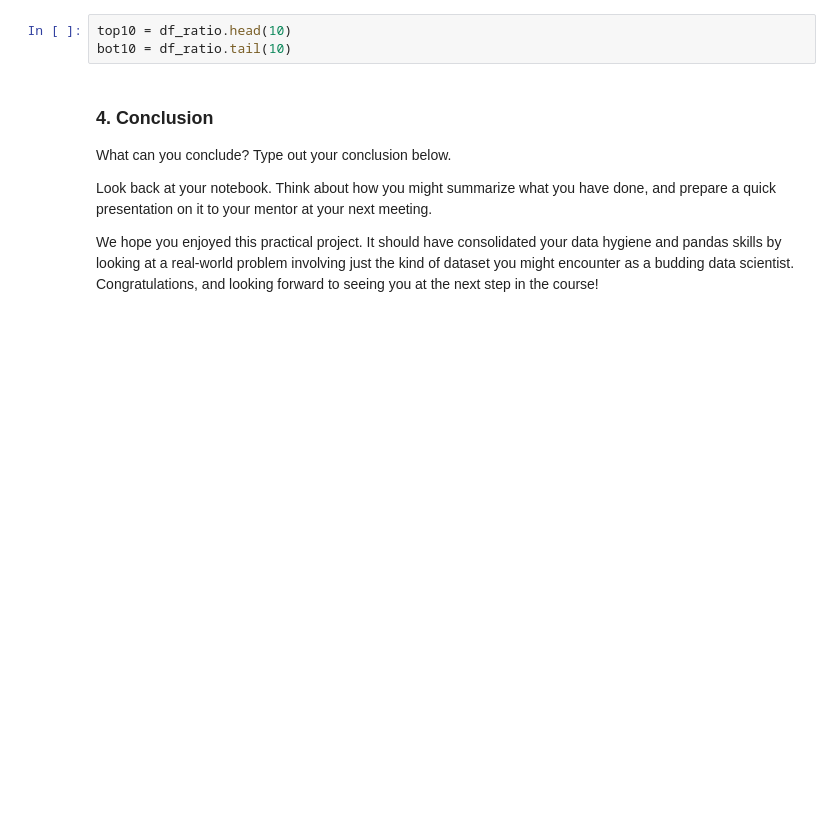
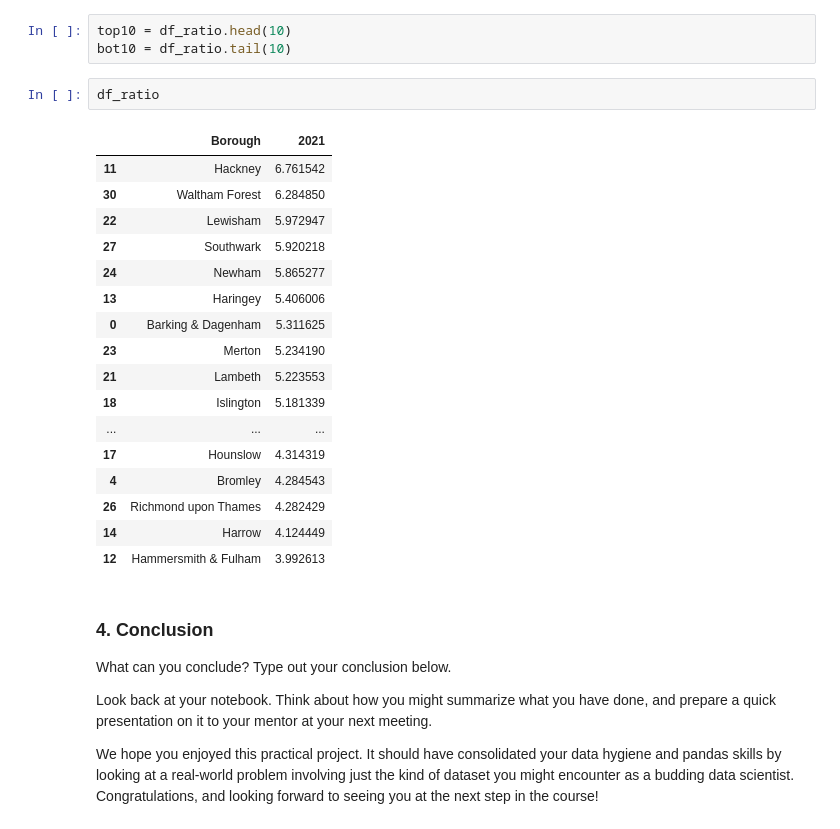
Before and after one commit to cebrahimi/SpringBoard, a Jupyter notebook: Unit 4/Tier 3/Unit 4 Challenge - Tier 3.ipynb, the cells around one changed output. Saved outputs shown, nothing was run; the diff lists cells and outputs as text; blank space fills up the shorter version.

```diff
--- a/Unit 4/Tier 3/Unit 4 Challenge - Tier 3.ipynb
+++ b/Unit 4/Tier 3/Unit 4 Challenge - Tier 3.ipynb
@@ -372,6 +372,26 @@ df_ratio = df_ratio.sort_values('2021', ascending = False)
 # %%
 top10 = df_ratio.head(10)
 bot10 = df_ratio.tail(10)
+# %%
+df_ratio
+# %% [output]
+|  | Borough | 2021 |
+| 11 | Hackney | 6.761542 |
+| 30 | Waltham Forest | 6.284850 |
+| 22 | Lewisham | 5.972947 |
+| 27 | Southwark | 5.920218 |
+| 24 | Newham | 5.865277 |
+| 13 | Haringey | 5.406006 |
+| 0 | Barking & Dagenham | 5.311625 |
+| 23 | Merton | 5.234190 |
+| 21 | Lambeth | 5.223553 |
+| 18 | Islington | 5.181339 |
+| ... | ... | ... |
+| 17 | Hounslow | 4.314319 |
+| 4 | Bromley | 4.284543 |
+| 26 | Richmond upon Thames | 4.282429 |
+| 14 | Harrow | 4.124449 |
+| 12 | Hammersmith & Fulham | 3.992613 |
 # %% [markdown]
 ### 4. Conclusion
 What can you conclude? Type out your conclusion below.
```
